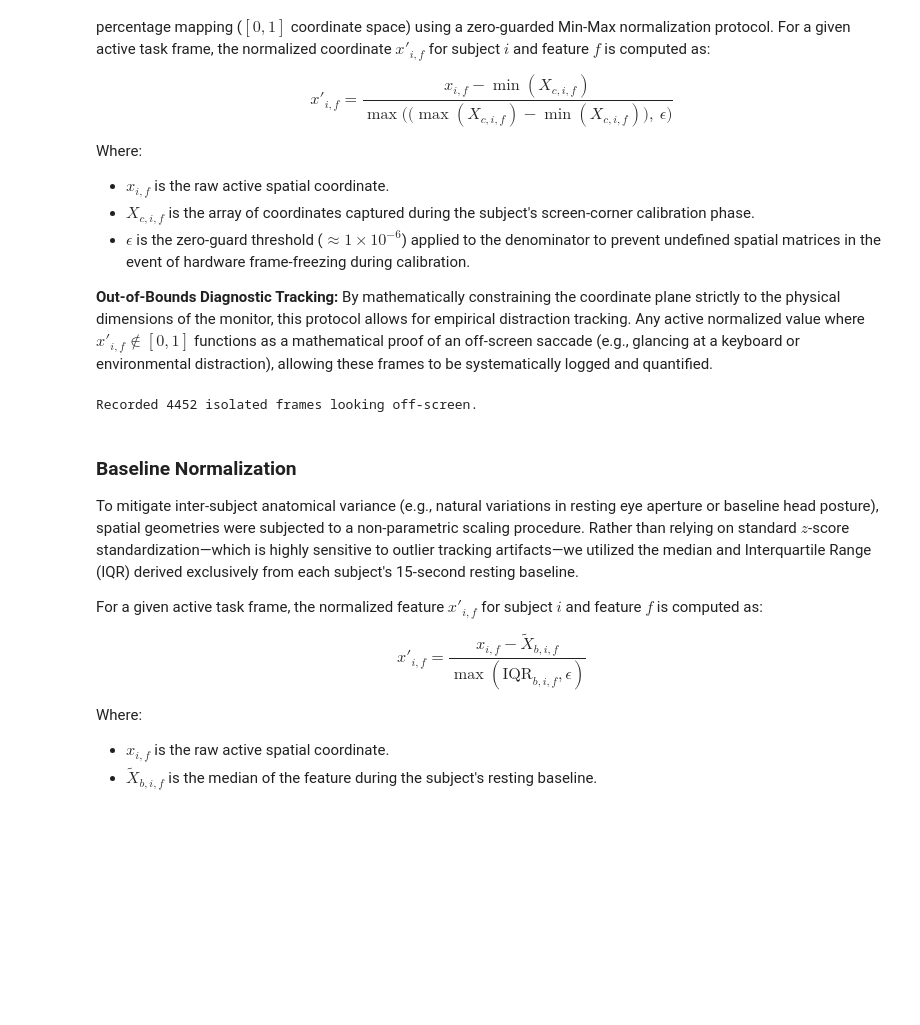
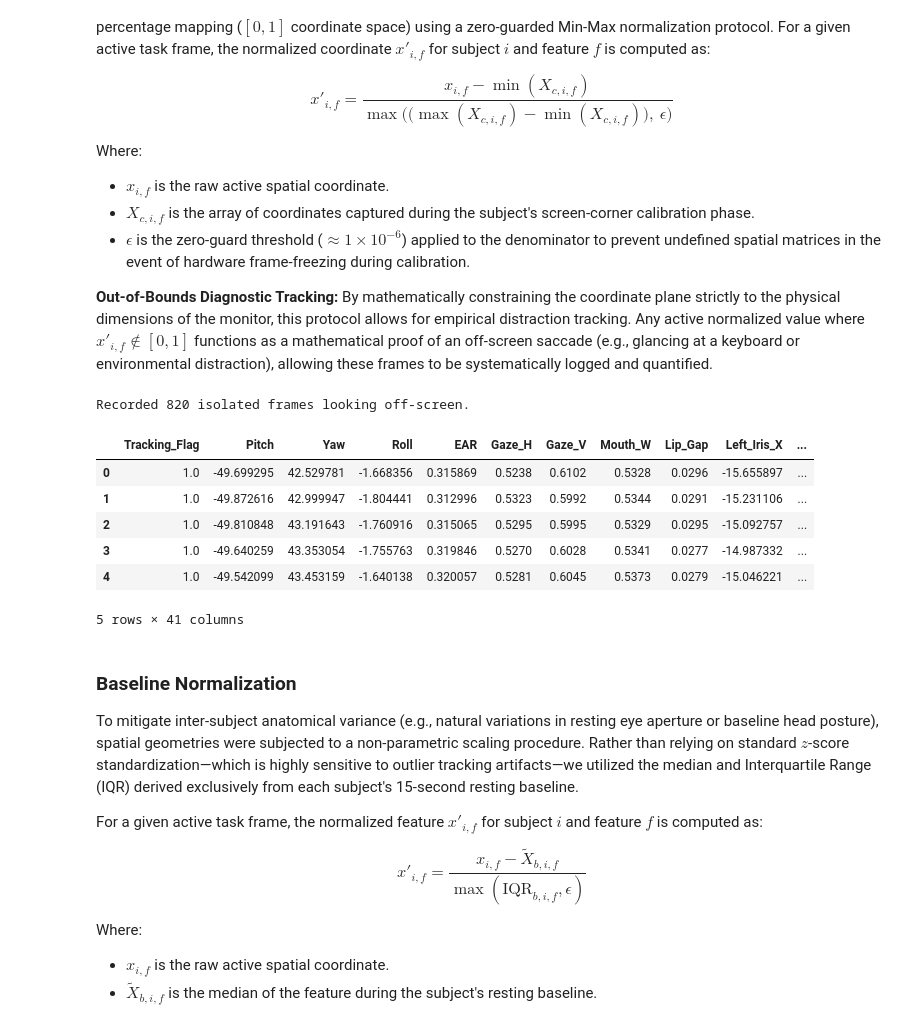
Before and after one commit to shivamjxin/cognitive-load-detection-on-webcams, a Jupyter notebook: analytics_and_ml/feature_eng.ipynb, the cells around one changed output. Drawn from its saved outputs; the diff is of its cells as text; code cells hidden in the pictures; blank space fills up the shorter version.

```diff
--- a/analytics_and_ml/feature_eng.ipynb
+++ b/analytics_and_ml/feature_eng.ipynb
@@ -113,5 +141,5 @@ df_baseline.tail(5)
 # Calibration specifically requires valid corner flags
 calib_flags = ['TOP_LEFT', 'TOP_RIGHT', 'BOTTOM_LEFT', 'BOTTOM_RIGHT']
 mask_calib = (df["FSM_State"] == CALIBRATION["state"]) & (df["is_valid"]) & (df["calibration_flag"].isin(calib_flags))
-df_calib = df[mask_calib].copy()
+calib_frames = df[mask_calib].copy()
 # %%
@@ -209,26 +253,45 @@ Where:
 
 **Out-of-Bounds Diagnostic Tracking:** By mathematically constraining the coordinate plane strictly to the physical dimensions of the monitor, this protocol allows for empirical distraction tracking. Any active normalized value where $x'_{i,f} \notin [0, 1]$ functions as a mathematical proof of an off-screen saccade (e.g., glancing at a keyboard or environmental distraction), allowing these frames to be systematically logged and quantified.
 # %%
-calib_stats = df_calib.groupby('Session_ID')[GAZE_FEATURES].agg(['min', 'max']).reset_index()
-calib_stats.columns = ['_'.join(col).strip('_') for col in calib_stats.columns.values]
+calib_range = (
+    calib_frames.groupby('Session_ID')[GAZE_FEATURES]
+    .agg(['min', 'max'])
+    .reset_index()
+)
+calib_range.columns = ['_'.join(col).strip('_') for col in calib_range.columns]
 
-df_active = pd.merge(df_active, calib_stats, on='Session_ID', how='left')
+task_with_norms = pd.merge(task_frames, calib_range, on='Session_ID', how='left')
 
-out_of_bounds_flags = 0
+calib_oob_count = 0
+for feat in GAZE_FEATURES:
+    f_range = np.maximum(
+        task_with_norms[f"{feat}_max"] - task_with_norms[f"{feat}_min"],
+        ZERO_GUARD_THRESH
+    )
+    norm_vals = (task_with_norms[feat] - task_with_norms[f"{feat}_min"]) / f_range
+    calib_oob_count += ((norm_vals < 0.0) | (norm_vals > 1.0)).sum()
+    task_with_norms[f"{feat}_norm"] = norm_vals
 
-for feat in GAZE_FEATURES:
-    f_min = df_active[f"{feat}_min"]
-    f_max = df_active[f"{feat}_max"]
-
-    f_range = np.maximum(f_max - f_min, ZERO_GUARD_THRESH)
-    norm_vals = (df_active[feat] - f_min) / f_range
-
-    out_of_bounds_flags += ((norm_vals < 0.0) | (norm_vals > 1.0)).sum()
-    df_active[f"{feat}_norm"] = norm_vals
-
-print(f"Recorded {out_of_bounds_flags} isolated frames looking off-screen.")
+print(f"Recorded {calib_oob_count} isolated frames looking off-screen.")
 # %% [output]
-Recorded 4452 isolated frames looking off-screen.
+Recorded 820 isolated frames looking off-screen.
+# %%
+# dropping intermediate cols
+task_with_norms.drop(
+    columns=[c for c in task_with_norms.columns
+             if c.endswith('_min') or c.endswith('_max')],
+    inplace=True
+)
+
+task_with_norms.head(5)
+# %% [output]
+|  | Tracking_Flag | Pitch | Yaw | Roll | EAR | Gaze_H | Gaze_V | Mouth_W | Lip_Gap | Left_Iris_X | ... |
+| 0 | 1.0 | -49.699295 | 42.529781 | -1.668356 | 0.315869 | 0.5238 | 0.6102 | 0.5328 | 0.0296 | -15.655897 | ... |
+| 1 | 1.0 | -49.872616 | 42.999947 | -1.804441 | 0.312996 | 0.5323 | 0.5992 | 0.5344 | 0.0291 | -15.231106 | ... |
+| 2 | 1.0 | -49.810848 | 43.191643 | -1.760916 | 0.315065 | 0.5295 | 0.5995 | 0.5329 | 0.0295 | -15.092757 | ... |
+| 3 | 1.0 | -49.640259 | 43.353054 | -1.755763 | 0.319846 | 0.5270 | 0.6028 | 0.5341 | 0.0277 | -14.987332 | ... |
+| 4 | 1.0 | -49.542099 | 43.453159 | -1.640138 | 0.320057 | 0.5281 | 0.6045 | 0.5373 | 0.0279 | -15.046221 | ... |
+5 rows × 41 columns
 # %% [markdown]
 ### Baseline Normalization
 
```
Also changed, not shown: parts of 44 cells of this notebook.
